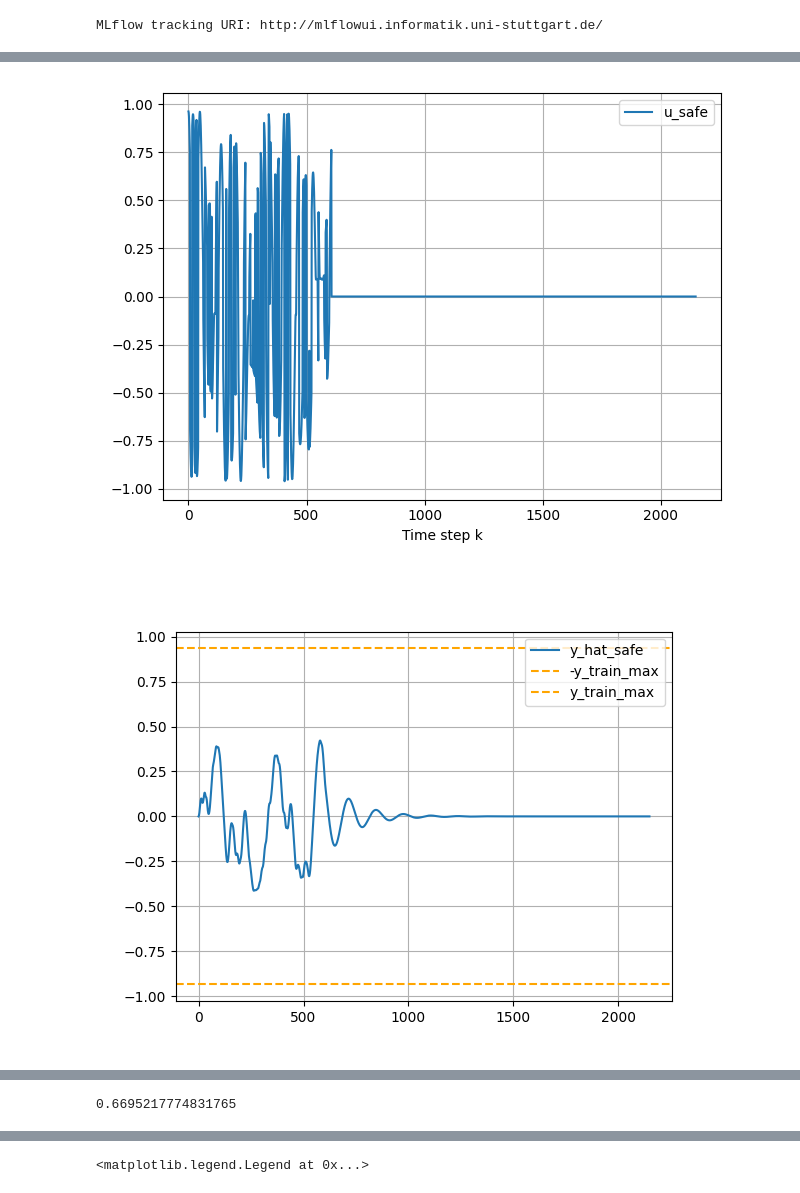
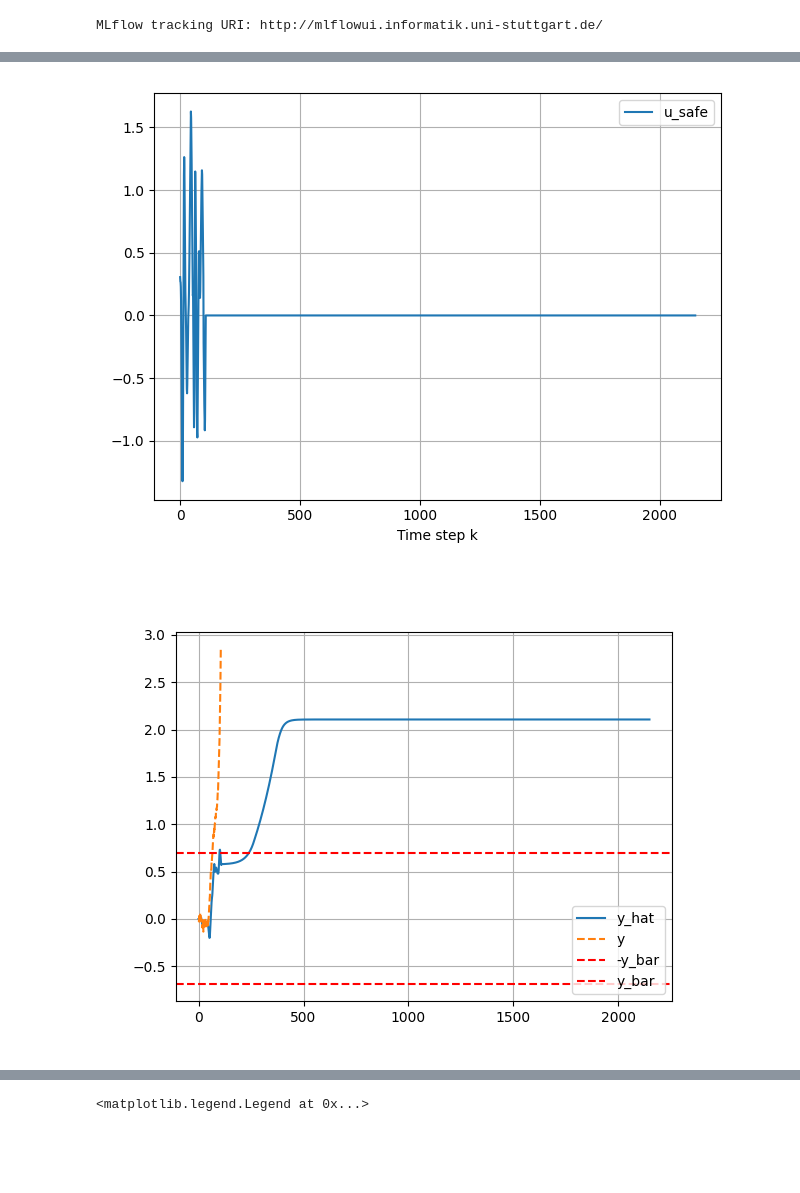
Before and after one commit to Dany-L/genSecSysId, a Jupyter notebook: python/notebooks/compare_run_ids.ipynb, the cells around one changed output, grey strips where cells are left out. Saved outputs shown, nothing was run; the diff lists cells and outputs as text; code cells hidden in the pictures; blank space fills up the shorter version.

Commit message:
optimize for output certificate

```diff
--- a/python/notebooks/compare_run_ids.ipynb
+++ b/python/notebooks/compare_run_ids.ipynb
@@ -217,4 +219,6 @@ Normalizer loaded: DataNormalizer
 # %%
 # read max output from mlflow metric
 run_data = mlflow.get_run(run_id).data.to_dictionary()
-y_train_max = run_data['metrics']['data/max_output_train']
+y_train_max_metric = run_data['metrics']['data/max_output_train']
+y_bar_metric = run_data['metrics']['post_process/y_bar']
+print(f"y_train_max: {y_train_max_metric}, y_bar: {y_bar_metric}")
@@ -221,6 +227,6 @@ y_train_max = run_data['metrics']['data/max_output_train']
 # %%
 config.model.model_type = 'crnn_safe'
-model2  = load_model(os.path.join(models_dir, "best_model.pt"), config)
-model2.post_process()
+model_safe  = load_model(os.path.join(models_dir, "best_model.pt"), config)
+model_safe.post_process()
 # %% [output]
 {'success': True,
@@ -343,0 +395,2 @@ inputs = np.load(inputs_name)
+# %%
+ne, nd = model.ne, model.nd
@@ -343,0 +601,8 @@ inputs = np.load(inputs_name)
+# %%
+# pick largest s from results with smallest number of violations
+if results:
+    min_violations = min(r['num_violations'] for r in results)
+    best_results = [r for r in results if r['num_violations'] == min_violations]
+    best_result = max(best_results, key=lambda r: r['s'])
+    best_s = best_result['s']
+    print(f"Best s: {best_s:.4f} with {min_violations} violations.")
@@ -398,8 +804,8 @@ SDP failed with status: infeasible
 # %%
-idx = 2
-scale = 10.0
+idx = 1
+scale = 1.0
 stab_type = 'div'
-plot_y = False
+plot_y = True
 
 
 # divergent trajectory
@@ -413,38 +819,38 @@ elif stab_type == 'no_div':
 
 u_n = torch.tensor(normalizer.transform_inputs(u_padded))
 
 y_hat_n, (x,w), _ = model(u_n)
 y_hat_n_safe, (x_safe, w_safe), u_safe_n = model2(u_n)
 y_hat = normalizer.inverse_transform_outputs(y_hat_n.detach().numpy())
 y_hat_safe = normalizer.inverse_transform_outputs(y_hat_n_safe.detach().numpy())
 
 
 fig, ax = plt.subplots()
 # ax.plot(u_padded[0,:,0], label='u')
 ax.plot(normalizer.inverse_transform_inputs(u_safe_n.detach().numpy())[0,:,0], label='u_safe')
 ax.legend()
 ax.grid()
 ax.set_xlabel('Time step k')
 fig.tight_layout()
 tikzplotlib.save(str(fig_out_dir / 'div_input_trajectory-output_bound.tex'), figure=fig)
 
 fig, ax = plt.subplots()
-# ax.plot(y_hat[0,:,0], label='y_hat')
-ax.plot(y_hat_safe[0,:,0], label='y_hat_safe')
+ax.plot(y_hat[0,:,0], label='y_hat')
+# ax.plot(y_hat_safe[0,:,0], label='y_hat_safe')
 if plot_y:
     ax.plot(y, label='y', linestyle='dashed')
-# ax.axhline(-y_bar.squeeze(), color='red', linestyle='dashed', label='-y_bar')
-# ax.axhline(y_bar.squeeze(), color='red', linestyle='dashed', label='y_bar')
-ax.axhline(-y_train_max, color='orange', linestyle='dashed', label='-y_train_max')
-ax.axhline(y_train_max, color='orange', linestyle='dashed', label='y_train_max')
+ax.axhline(-y_bar, color='red', linestyle='dashed', label='-y_bar')
+ax.axhline(y_bar, color='red', linestyle='dashed', label='y_bar')
+# ax.axhline(-y_train_max, color='orange', linestyle='dashed', label='-y_train_max')
+# ax.axhline(y_train_max, color='orange', linestyle='dashed', label='y_train_max')
 ax.legend()
 ax.grid()
 
 fig, ax = plt.subplots()
 # ax.plot(x[0,:,0].detach().numpy(), x[0,:,1].detach().numpy())
 ax.plot(x_safe[0,:,0].detach().numpy(), x_safe[0,:,1].detach().numpy())
 plot_ellipse(ax, X, s, fill=True)
 ax.grid()
 # %% [output]
-[figure, old version]
+[figure, new version]
-[figure, old version]
+[figure, new version]
@@ -452,7 +858,3 @@ ax.grid()
-# %%
-y_bar
-# %% [output]
-0.6695217774831765
 # %%
 # ── Forward pass + plots (re-run this cell when changing u_n / u_safe_n) ─────
 with torch.no_grad():
```
Also changed, not shown: parts of 33 cells of this notebook, 17 other files.
